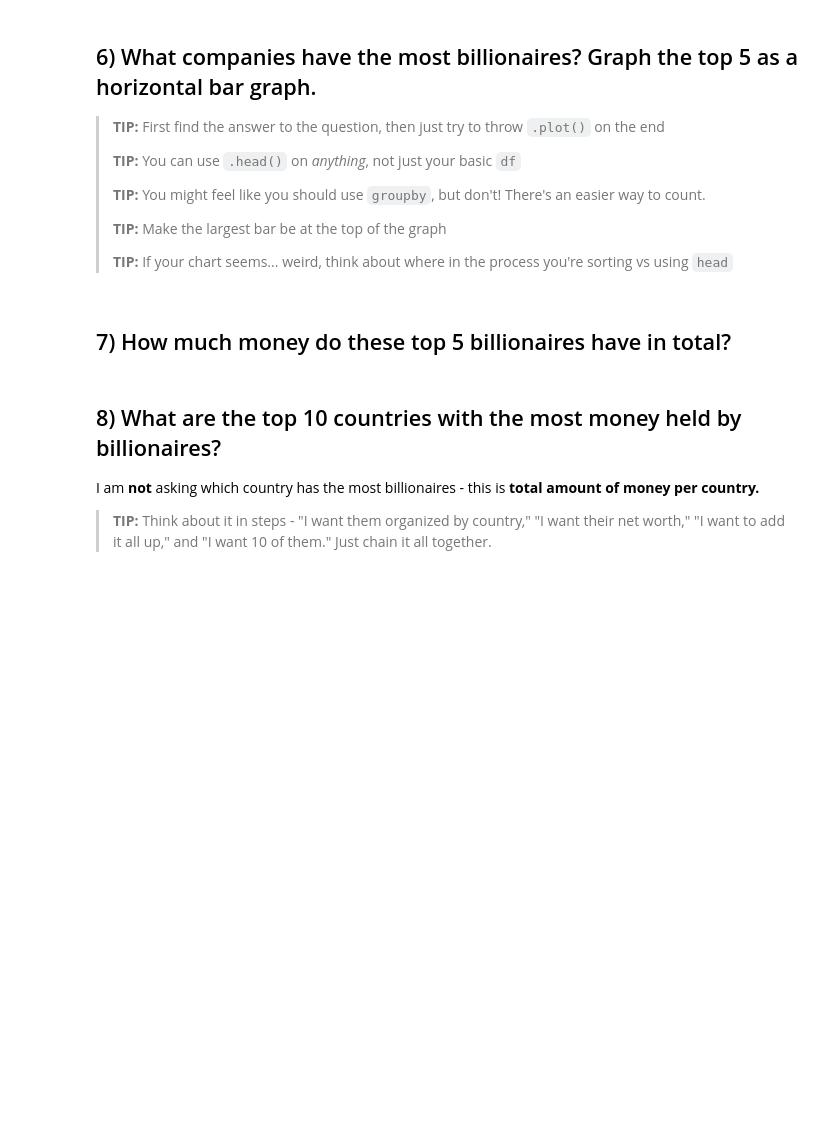
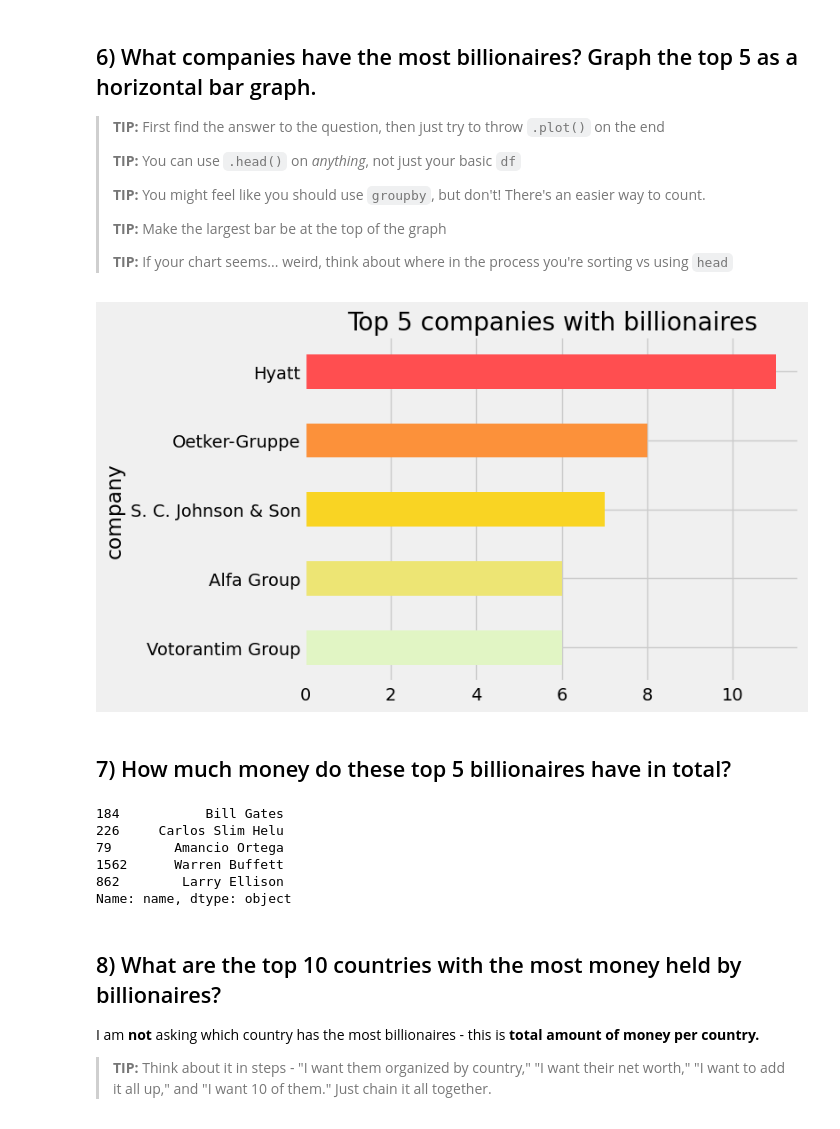
Before and after one commit to Bique2002/LEDE-Homework-5, a Jupyter notebook: 02-Billionaires.ipynb, the cells around one changed output. Cells and saved outputs as stored; diff of their text form; code cells hidden in the pictures; blank space fills up the shorter version.

Commit message:
Updated notebooks with plots

```diff
--- a/02-Billionaires.ipynb
+++ b/02-Billionaires.ipynb
@@ -183,5 +187,12 @@ Name: count, dtype: int64
 > **TIP:** Make the largest bar be at the top of the graph
 >
 > **TIP:** If your chart seems... weird, think about where in the process you're sorting vs using `head`
+# %%
+company1 = df['company'].value_counts().head(5)
+
+company1.plot(title="Top 5 companies with billionaires", kind='barh', x='company', y='count', color=['#FF4E50','#FC913A','#F9D423','#EDE574','#E1F5C4' ]).invert_yaxis()
+# print(company1)
+# %% [output]
+[figure, added]
 # %% [markdown]
 ## 7) How much money do these top 5 billionaires have in total?
@@ -188,3 +202,21 @@ Name: count, dtype: int64
+# %%
+#Top 5 billionaires money
+    # df.groupby('networthusbillion')['name'].sum().sort_values(ascending=False)
+
+    # billions_name = df.groupby('networthusbillion')['name'].sum().reset_index()
+    # billions_name.sort_values(by= ascending=False).head(10)
+
+
+# df.sort_values(by= ['networthusbillion'], ascending=False).head(5) #how to add all net worths and display just name?!
+# df['networthusbillion'].sort_values(ascending=False).head(5).sum()
+df.sort_values(by= ['networthusbillion'], ascending=False).head(5)['name']
+# %% [output]
+184           Bill Gates
+226     Carlos Slim Helu
+79        Amancio Ortega
+1562      Warren Buffett
+862        Larry Ellison
+Name: name, dtype: object
 # %% [markdown]
 ## 8) What are the top 10 countries with the most money held by billionaires?
 
```
Also changed, not shown: parts of 19 cells of this notebook.
